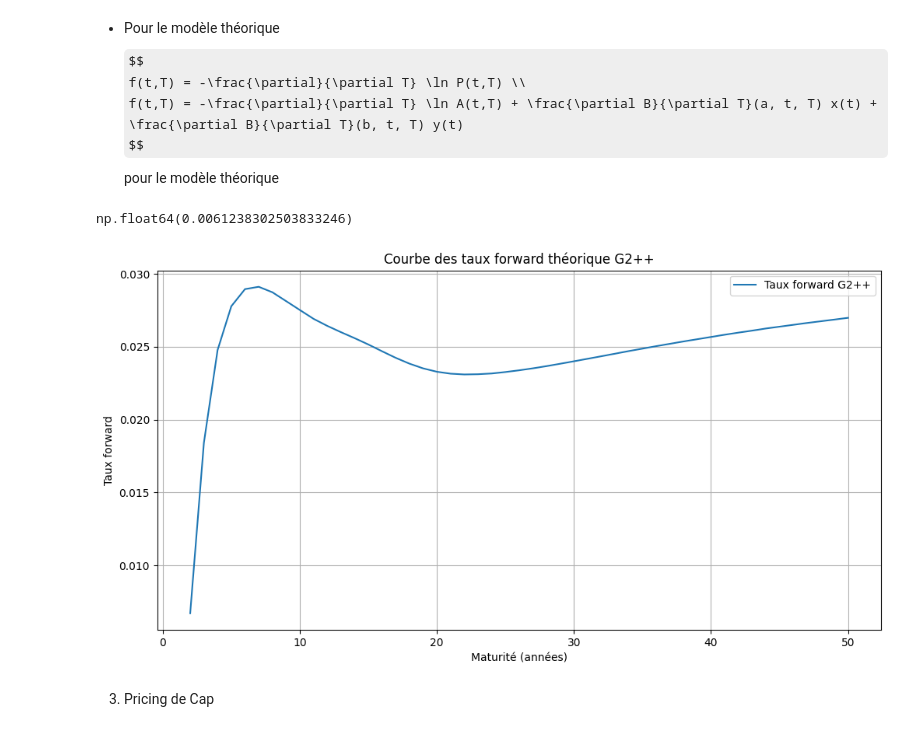
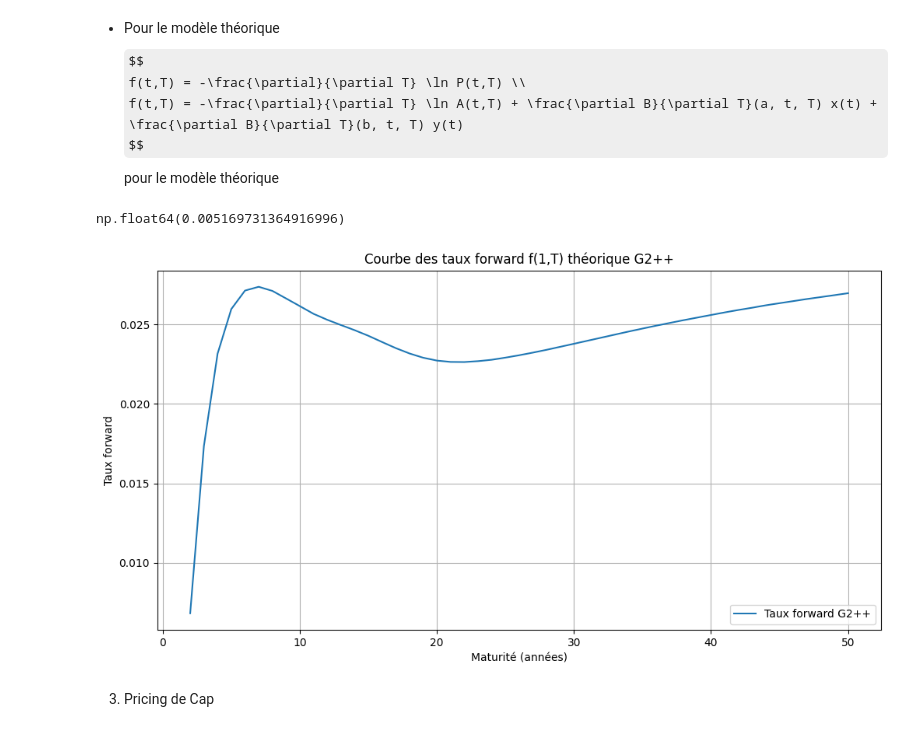
Before and after one commit to massine-djn/StatApp_GSE, a Jupyter notebook: main.ipynb, the cells around one changed output. Saved outputs shown, nothing was run; the diff lists cells and outputs as text; code cells hidden in the pictures; some formulas as TeX source.

```diff
--- a/main.ipynb
+++ b/main.ipynb
@@ -461,7 +461,7 @@ def var_y(t,T, b, eta):
     return (eta**2 / (b**2)) * ((T-t) + (2/b) * np.exp(- b * (T-t)) - (1/(2*b)) * np.exp(-2*b * (T-t)) - (3/(2*b)))
 
 def cov_xy(t,T, a, b, sigma, eta, rho):
-    return (2 * sigma * eta * rho / (a * b )) * ((T-t) + ((np.exp(- a * (T-t)) - 1) / a) + ((np.exp(- b * (T-t)) - 1) / b) - (np.exp(-(a + b) * (T-t)) - 1)/ a + b)
+    return (2 * sigma * eta * rho / (a * b )) * ((T-t) - (( 1 - np.exp(- a * (T-t)) ) / a) - (( 1 - np.exp(- b * (T-t)) ) / b) - (np.exp(-(a + b) * (T-t)) - 1)/ (a + b))
 
 
 def V(t,T, a, b, sigma, eta, rho):
@@ -476,7 +476,7 @@ def A(t, T, a, b, sigma, eta, rho, r):
     V_t_T = V(t, T, a, b, sigma, eta, rho)
     V_0_T = V(0, T, a, b, sigma, eta, rho)
     V_0_t = V(0, t, a, b, sigma, eta, rho)
-    r_t = r[t]
+
     P_0_T = prices_zero_coupon_marche[T]
     P_0_t = prices_zero_coupon_marche[t]
 
@@ -580,7 +581,7 @@ def dA_dT(T, t, a, b, sigma, eta, rho):
     P_0_t = prix_zero_coupon(0, t, a, b, sigma, eta, rho, x, y)
 
     dP_0_T = derivee_prices_zero_coupon_marche(T)
-    return (dP_0_T/P_0_T) * A(t, T, a, b, sigma, eta, rho, r) + 0.5 * (dV_t_T - dV_0_T) * A(t, T, a, b, sigma, eta, rho, r)
+    return (-np.log(P_0_T)+np.log(prices_zero_coupon_marche[t]))/(T-t) * A(t, T, a, b, sigma, eta, rho, r) + 0.5 * (dV_t_T - dV_0_T) * A(t, T, a, b, sigma, eta, rho, r)
 
 # Fonction de taux forward f(t,T) sous G2++
 def forward_rate_G2pp(t, T, a, b, sigma, eta, rho, x,y):
@@ -601,21 +602,21 @@ T = 5  # Maturité en années
 f_0_T = df_forward_rates.loc[df_forward_rates["Maturité"] == T, "Taux Forward f(0,T)"].values
 forward_rate_G2pp(2,3,a,b,sigma,eta,rho,x,y)
 # %% [output]
-np.float64(0.0061238302503833246)
+np.float64(0.005169731364916996)
 # %%
 # Calcul des taux forward du marché f(1,T)
 forward_rates_G2pp = {T : forward_rate_G2pp(1, T, a, b, sigma, eta, rho, x, y) for T in range(2, 51)}
 # Affichage des résultats
 plt.figure(figsize=(12, 6))
 plt.plot(forward_rates_marche.keys(), forward_rates_G2pp.values(), label='Taux forward G2++')
 plt.xlabel('Maturité (années)')
 plt.ylabel('Taux forward')
 plt.legend()
-plt.title('Courbe des taux forward théorique G2++')
+plt.title('Courbe des taux forward f(1,T) théorique G2++')
 plt.grid()
 plt.show()
 # %% [output]
-[figure, old version]
+[figure, new version]
 # %% [markdown]
 3) Pricing de Cap
 # %% [markdown]
```
Also changed, not shown: parts of 9 cells of this notebook, 1 other file.
